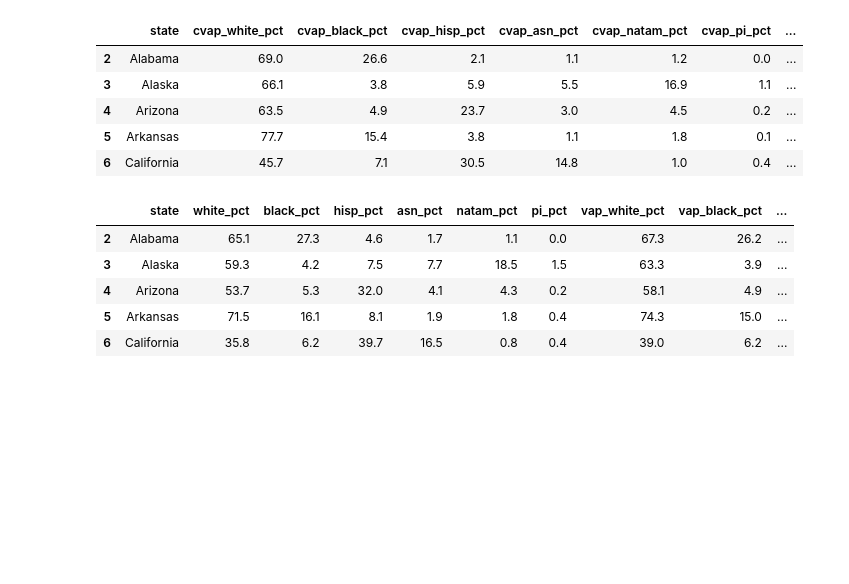
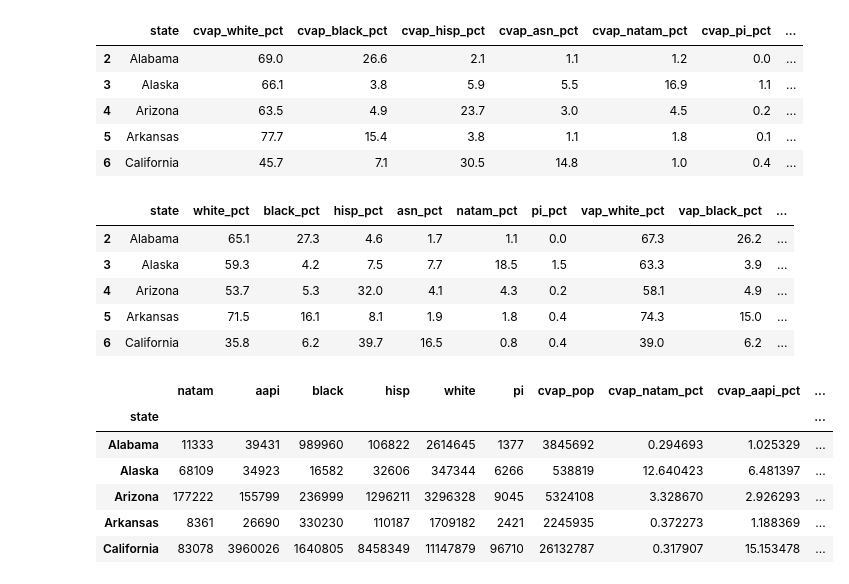
Before and after one commit to Hackquantumcpp/snoutcounter-midterms-2026-model, a Jupyter notebook: 03SEN-training-set-wrangling.ipynb, the cells around one changed output. Drawn from its saved outputs; the diff is of its cells as text; code cells hidden in the pictures; blank space fills up the shorter version.

```diff
--- a/03SEN-training-set-wrangling.ipynb
+++ b/03SEN-training-set-wrangling.ipynb
@@ -149,3 +161,29 @@ demo_22.head()
 | 4 | Arizona | 53.7 | 5.3 | 32.0 | 4.1 | 4.3 | 0.2 | 58.1 | 4.9 | ... |
 | 5 | Arkansas | 71.5 | 16.1 | 8.1 | 1.9 | 1.8 | 0.4 | 74.3 | 15.0 | ... |
 | 6 | California | 35.8 | 6.2 | 39.7 | 16.5 | 0.8 | 0.4 | 39.0 | 6.2 | ... |
+# %%
+demo_24 = pd.read_csv('data/demo/2024_119_acs_demo_census.csv') # This is CVAP only
+demo_24 = pd.pivot_table(demo_24, columns=['lntitle'], index=['geoname', 'geoid'], values='cvap_est', aggfunc='first')
+demo_24 = demo_24.reset_index()
+extr_tokens = demo_24['geoname'].str.extract(r"Congressional District (\(at Large\)|\d+) \(119th Congress\), ([A-za-z\s]+)")
+demo_24 = pd.concat([demo_24, extr_tokens], axis=1)
+demo_24 = demo_24.rename({0: 'seat_number', 1: 'state'}, axis=1)
+demo_24 = demo_24[~demo_24['state'].isna()]
+demo_24['district'] = demo_24['state'].astype(str).map(us_state_to_abbrev) + '-' + demo_24['seat_number'].map(lambda x: '00' if x == '(at Large)' else
+                                                                                                              (f'0{x}' if int(x) < 10 else f'{x}'))
+demo_24 = demo_24.set_axis(['geoname', 'geoid', 'natam', 'natamXblack', 'natamXwhite', 'asn', 'asnXwhite', 'black', 'blackXwhite',
+                           'hisp', 'pi', 'nothisp', 'multi', 'tot', 'white', 'seat_number', 'state', 'district'], axis=1)
+demo_24['aapi'] = demo_24['asn'].astype(int) + demo_24['pi'].astype(int)
+demo_24 = demo_24[['state', 'natam', 'aapi', 'black', 'hisp', 'white', 'pi', 'tot']].groupby(['state']).sum()
+for race in ['natam', 'aapi', 'black', 'hisp', 'white', 'pi']:
+    demo_24[f'cvap_{race}_pct'] = demo_24[race] / demo_24['tot'] * 100
+demo_24 = demo_24.rename({'tot': 'cvap_pop'}, axis=1)
+demo_24.head()
+# %% [output]
+|  | natam | aapi | black | hisp | white | pi | cvap_pop | cvap_natam_pct | cvap_aapi_pct | ... |
+| state |  |  |  |  |  |  |  |  |  | ... |
+| Alabama | 11333 | 39431 | 989960 | 106822 | 2614645 | 1377 | 3845692 | 0.294693 | 1.025329 | ... |
+| Alaska | 68109 | 34923 | 16582 | 32606 | 347344 | 6266 | 538819 | 12.640423 | 6.481397 | ... |
+| Arizona | 177222 | 155799 | 236999 | 1296211 | 3296328 | 9045 | 5324108 | 3.328670 | 2.926293 | ... |
+| Arkansas | 8361 | 26690 | 330230 | 110187 | 1709182 | 2421 | 2245935 | 0.372273 | 1.188369 | ... |
+| California | 83078 | 3960026 | 1640805 | 8458349 | 11147879 | 96710 | 26132787 | 0.317907 | 15.153478 | ... |
```
Also changed, not shown: parts of 1 cell of this notebook.
